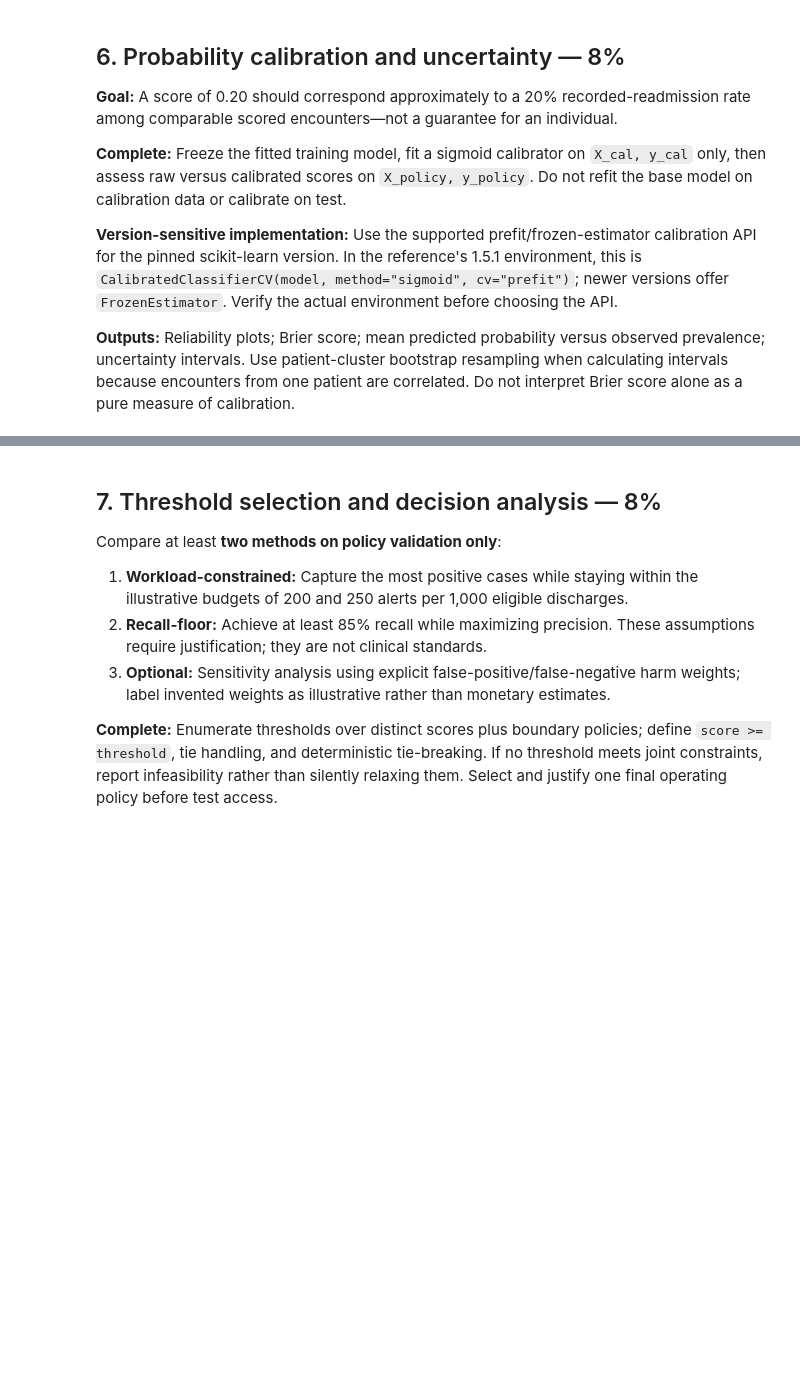
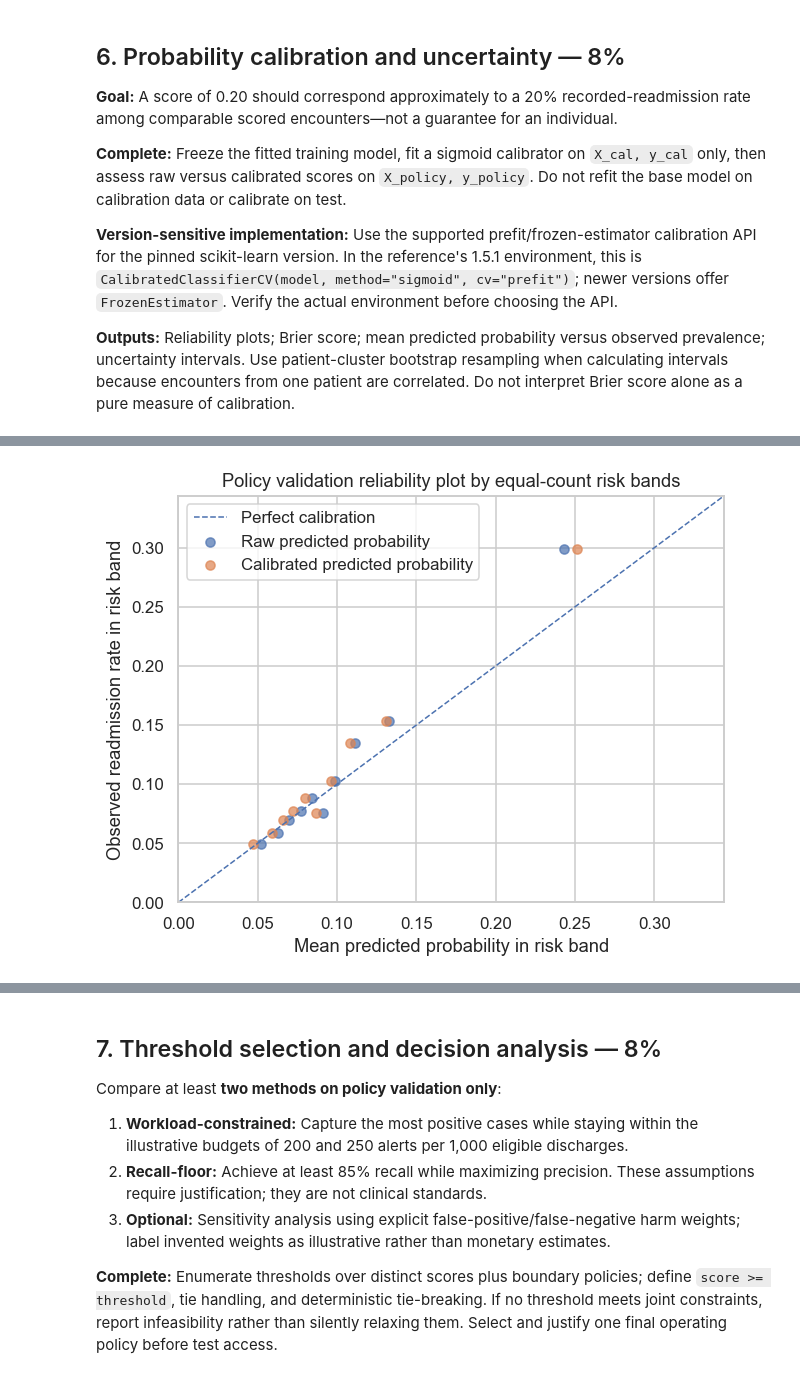
Before and after one commit to leaabj/healthcare_ai, a Jupyter notebook: Diabetes_Readmission_RAI_Skeleton.ipynb, the cells around one changed output, grey strips where cells are left out. Cells and saved outputs as stored; diff of their text form; code cells hidden in the pictures; blank space fills up the shorter version.

```diff
--- a/Diabetes_Readmission_RAI_Skeleton.ipynb
+++ b/Diabetes_Readmission_RAI_Skeleton.ipynb
@@ -767,0 +768,14 @@ First half complete. Calibration, threshold selection, and final-test evaluation
+# %%
+from sklearn.calibration import CalibratedClassifierCV
+from sklearn.metrics import log_loss
+import sklearn
+
+_sk_ver = tuple(int(x) for x in sklearn.__version__.split(".")[:2])
+if _sk_ver >= (1, 6):
+    from sklearn.frozen import FrozenEstimator
+    calibrated_model = CalibratedClassifierCV(FrozenEstimator(model), method="sigmoid")
+else:
+    calibrated_model = CalibratedClassifierCV(model, method="sigmoid", cv="prefit")
+
+calibrated_model.fit(X_cal, y_cal)
+joblib.dump(calibrated_model, ARTIFACT_DIR / "calibrated_model.joblib")
@@ -767,0 +786,81 @@ First half complete. Calibration, threshold selection, and final-test evaluation
+# %%
+p_before = p_policy_raw
+p_after  = calibrated_model.predict_proba(X_policy)[
+    :, list(calibrated_model.classes_).index(1)
+]
+
+df_cal = pd.DataFrame({
+    "Readmitted_30d": y_policy.values,
+    "Pred_before":    p_before,
+    "Pred_after":     p_after,
+}, index=X_policy.index)
+
+calibration_in_the_large_table = pd.DataFrame([{
+    "Observed readmission prevalence":              float(df_cal["Readmitted_30d"].mean()),
+    "Mean raw predicted probability":               float(df_cal["Pred_before"].mean()),
+    "Mean calibrated predicted probability":        float(df_cal["Pred_after"].mean()),
+    "Absolute difference (calibrated vs observed)": abs(df_cal["Pred_after"].mean() - df_cal["Readmitted_30d"].mean()),
+}])
+display(
+    calibration_in_the_large_table.style
+    .hide(axis="index")
+    .format({col: "{:.3f}" for col in calibration_in_the_large_table.columns})
+)
+
+df_cal["Risk_band"] = pd.qcut(
+    df_cal["Pred_after"], q=10,
+    labels=[f"Q{i}" for i in range(1, 11)],
+    duplicates="drop",
+)
+
+calibration_summary = (
+    df_cal.groupby("Risk_band", observed=True)
+    .agg(
+        Records        = ("Readmitted_30d", "size"),
+        Avg_pred_before= ("Pred_before", "mean"),
+        Observed_rate  = ("Readmitted_30d", "mean"),
+        Avg_pred_after = ("Pred_after", "mean"),
+    )
+    .reset_index()
+    .round(3)
+)
+display(
+    calibration_summary.rename(columns={
+        "Risk_band":         "Risk band (Q1 = lowest, Q10 = highest)",
+        "Records":           "Records in band",
+        "Avg_pred_before":   "Mean raw predicted probability",
+        "Observed_rate":     "Observed readmission rate",
+        "Avg_pred_after":    "Mean calibrated predicted probability",
+    })
+    .style
+    .hide(axis="index")
+)
+print(f"Risk-band table includes {int(calibration_summary['Records'].sum())} of {len(X_policy)} policy validation records")
+
+upper = max(
+    calibration_summary["Avg_pred_after"].max(),
+    calibration_summary["Observed_rate"].max(),
+) * 1.15
+
+plt.figure()
+plt.plot([0, upper], [0, upper], linestyle="--", linewidth=1, label="Perfect calibration")
+plt.scatter(
+    calibration_summary["Avg_pred_before"],
+    calibration_summary["Observed_rate"],
+    label="Raw predicted probability",
+    alpha=0.7,
+)
+plt.scatter(
+    calibration_summary["Avg_pred_after"],
+    calibration_summary["Observed_rate"],
+    label="Calibrated predicted probability",
+    alpha=0.7,
+)
+plt.xlim(0, upper)
+plt.ylim(0, upper)
+plt.xlabel("Mean predicted probability in risk band")
+plt.ylabel("Observed readmission rate in risk band")
+plt.title("Policy validation reliability plot by equal-count risk bands")
+plt.legend()
+plt.show()
+# %% [output]
@@ -767,0 +881 @@ First half complete. Calibration, threshold selection, and final-test evaluation
+[figure, added]
```
Also changed, not shown: parts of 12 cells of this notebook.
